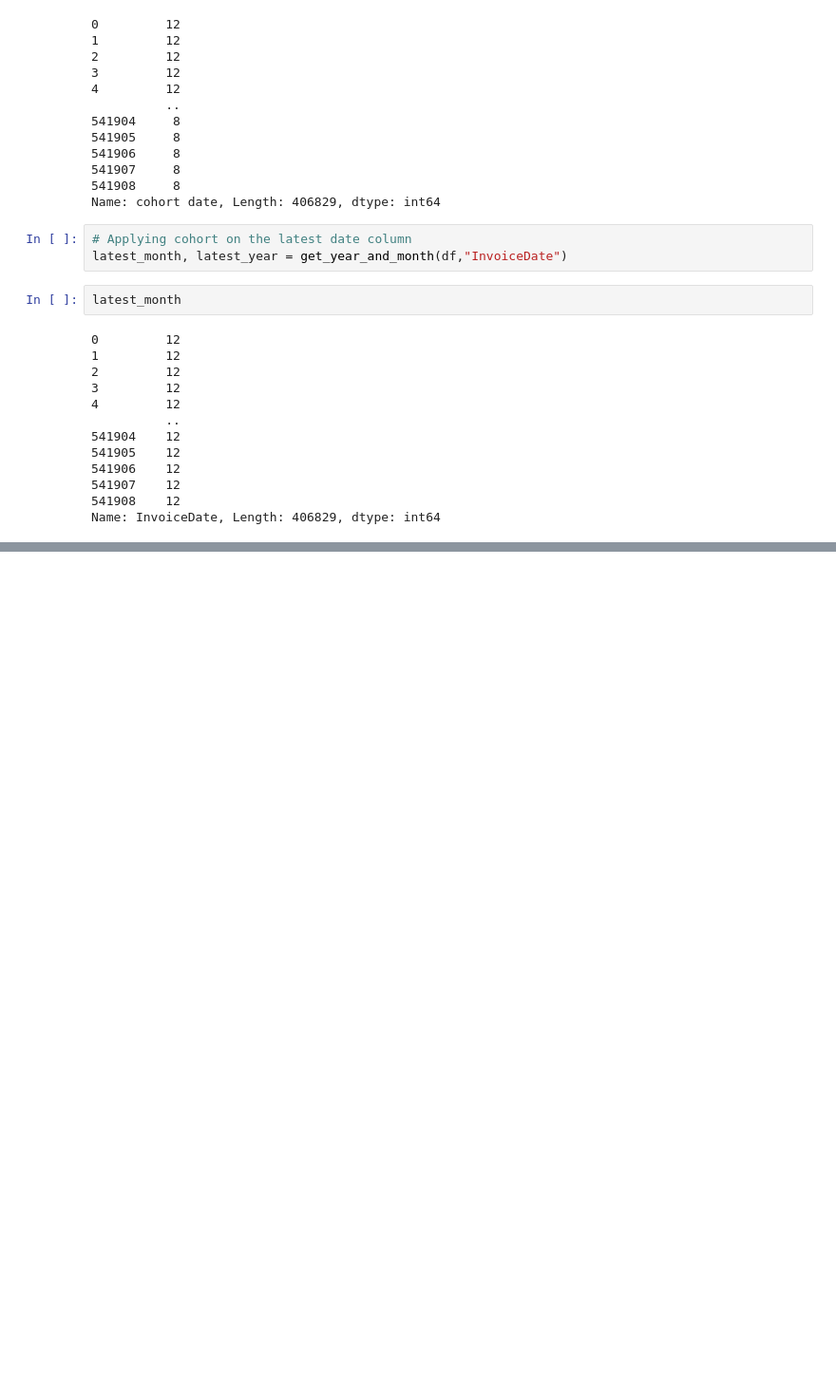
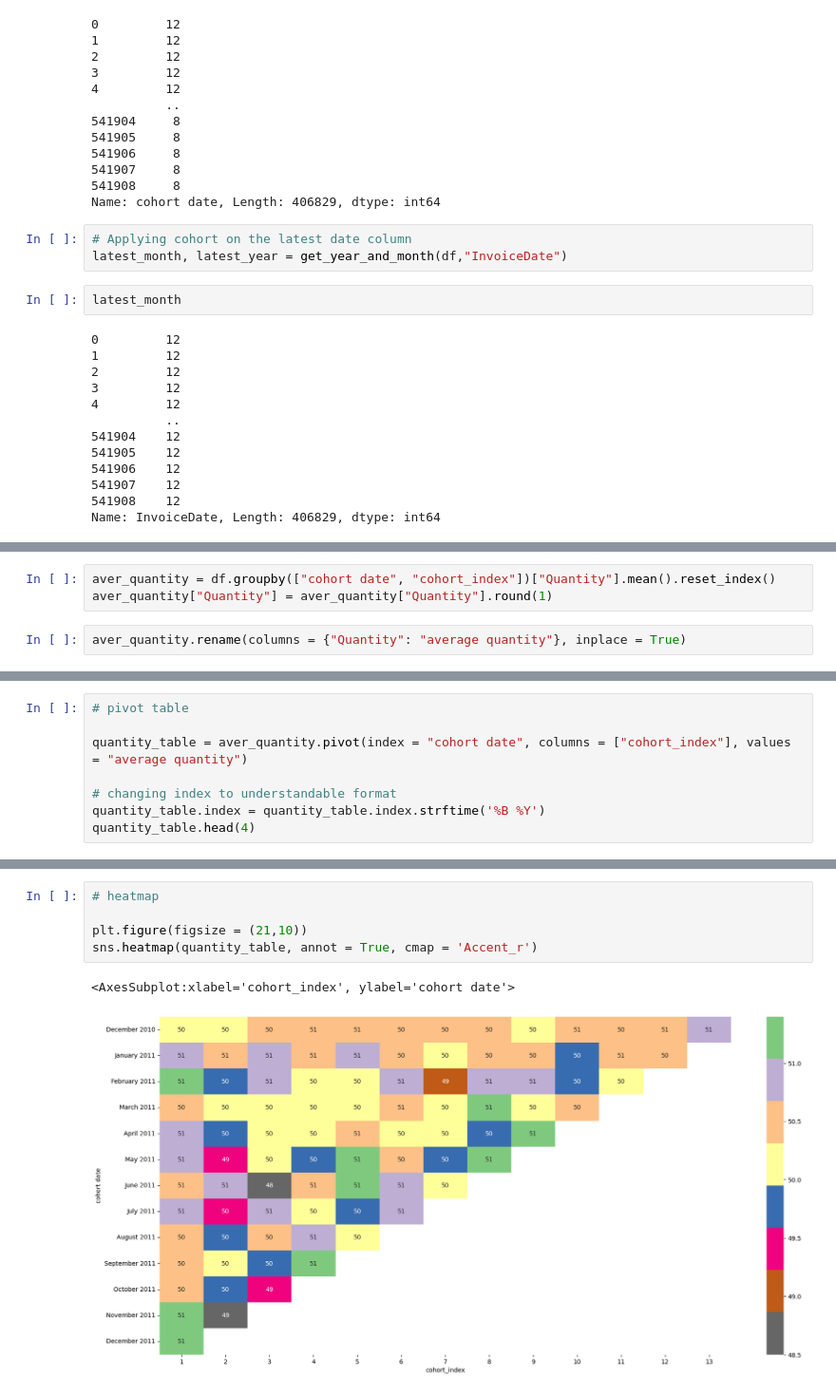
Before and after one commit to joachinhimself/Cohort-Analysis, a Jupyter notebook: Notebook/Cohort Analysis.ipynb, the cells around one changed output, grey strips where cells are left out. Shown at 95% size. Drawn from its saved outputs; the diff is of its cells as text; blank space fills up the shorter version.

```diff
--- a/Notebook/Cohort Analysis.ipynb
+++ b/Notebook/Cohort Analysis.ipynb
@@ -509,0 +661,5 @@ Name: InvoiceDate, Length: 406829, dtype: int64
+# %%
+aver_quantity = df.groupby(["cohort date", "cohort_index"])["Quantity"].mean().reset_index()
+aver_quantity["Quantity"] = aver_quantity["Quantity"].round(1)
+# %%
+aver_quantity.rename(columns = {"Quantity": "average quantity"}, inplace = True)
@@ -509,0 +674,8 @@ Name: InvoiceDate, Length: 406829, dtype: int64
+# %%
+# pivot table
+
+quantity_table = aver_quantity.pivot(index = "cohort date", columns = ["cohort_index"], values = "average quantity")
+
+# changing index to understandable format
+quantity_table.index = quantity_table.index.strftime('%B %Y')
+quantity_table.head(4)
@@ -509,0 +689,8 @@ Name: InvoiceDate, Length: 406829, dtype: int64
+# %%
+# heatmap
+
+plt.figure(figsize = (21,10))
+sns.heatmap(quantity_table, annot = True, cmap = 'Accent_r')
+# %% [output]
+<AxesSubplot:xlabel='cohort_index', ylabel='cohort date'>
+[figure, added]
```
Also changed, not shown: parts of 23 cells of this notebook.
